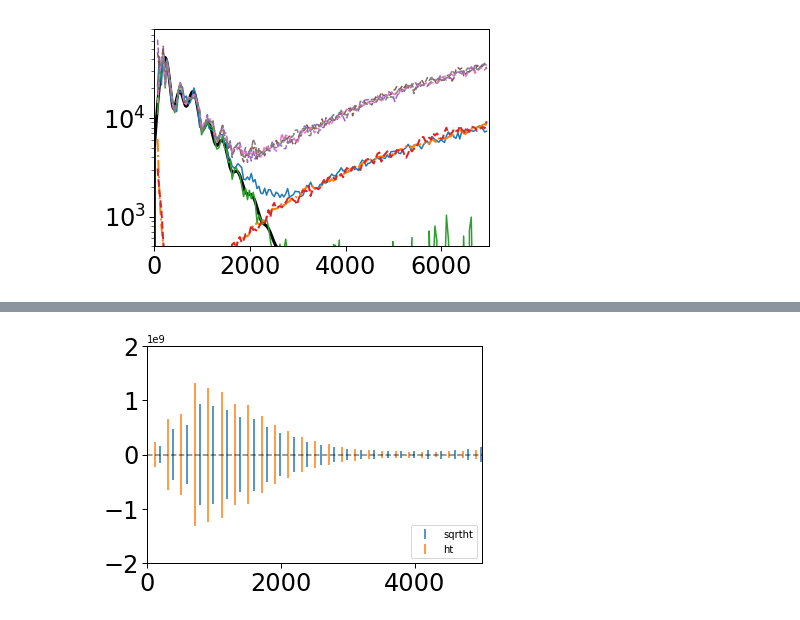
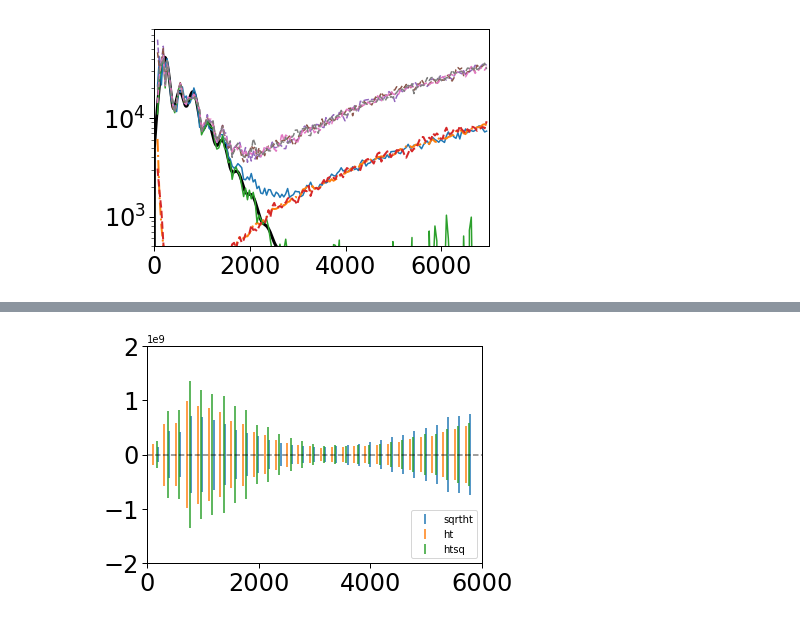
Before and after one commit to msyriac/orphics, a Jupyter notebook: tutorials/NoiseMod.ipynb, the cells around one changed output, grey strips where cells are left out. Saved outputs shown, nothing was run; the diff lists cells and outputs as text; code cells hidden in the pictures.

```diff
--- a/tutorials/NoiseMod.ipynb
+++ b/tutorials/NoiseMod.ipynb
@@ -270,15 +294,15 @@ pl.done()
 # %%
 pl = io.Plotter()
 #pl.add_err(Lcents-20,Lcents*0.,yerr=Ep1d*Lcents**4.,label="nowt")#,alpha=0.5)
 pl.add_err(Lcents+40,Lcents*0.,yerr=Ep1dL*Lcents**4.,label="sqrtht")#,alpha=0.5)
 pl.add_err(Lcents-40,Lcents*0.,yerr=Ep1dLAlt*Lcents**4.,label="ht")#,alpha=0.5)
-#pl.add_err(Lcents+20,Lcents*0.,yerr=Ep1dLExt*Lcents**4.,label="htsq")#,alpha=0.5)
+pl.add_err(Lcents+20,Lcents*0.,yerr=Ep1dLExt*Lcents**4.,label="htsq")#,alpha=0.5)
 
-pl._ax.set_xlim(0,5000)
+pl._ax.set_xlim(0,6000)
 pl._ax.set_ylim(-2e9,+2e9)
 
 pl.hline()
 pl.legend(loc = 'lower right')
 pl.done()
 # %% [output]
-[figure, old version]
+[figure, new version]
```
Also changed, not shown: parts of 2 cells of this notebook.
